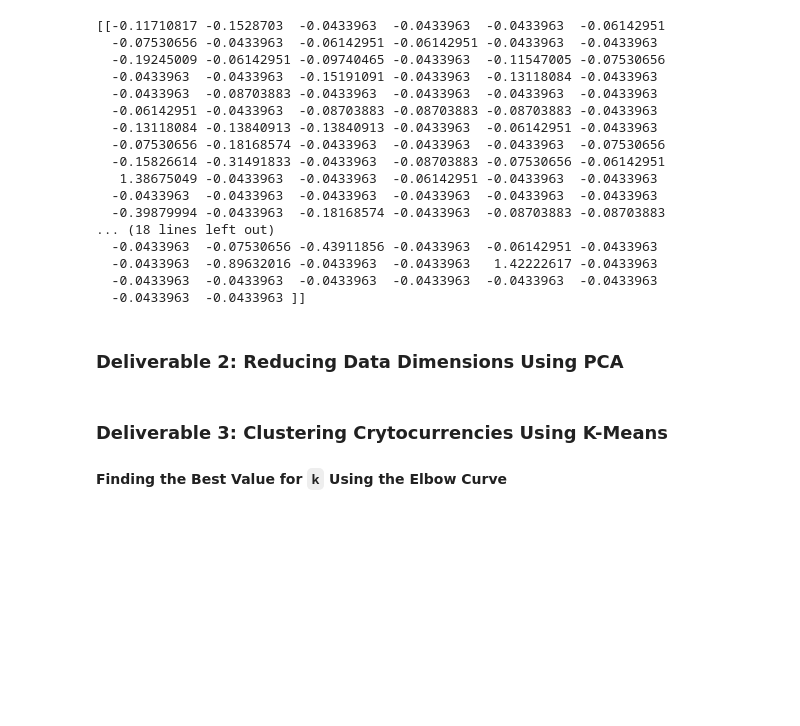
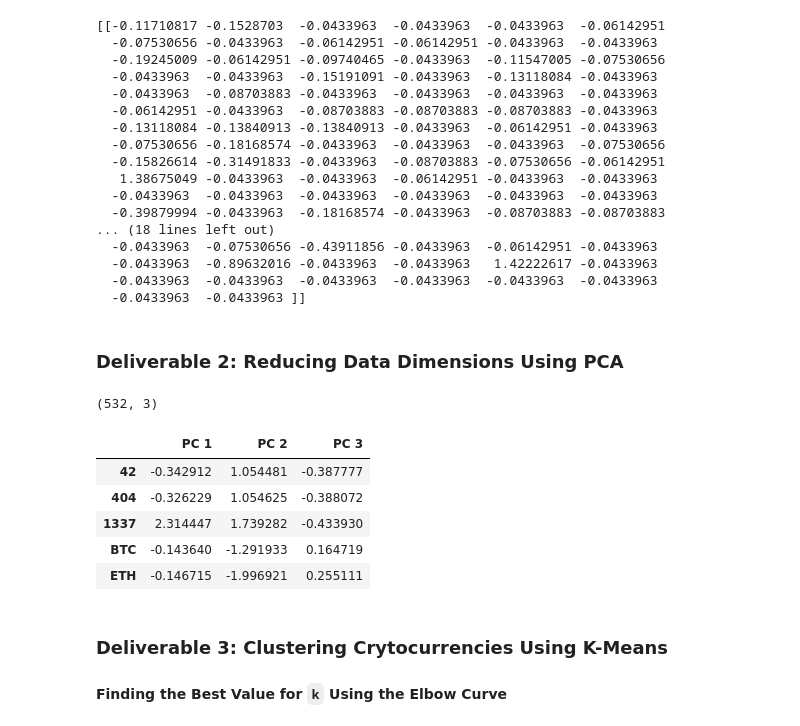
Before and after one commit to DeliaDavila/Cryptocurrencies, a Jupyter notebook: crypto_clustering.ipynb, the cells around one changed output. Drawn from its saved outputs; the diff is of its cells as text; code cells hidden in the pictures; blank space fills up the shorter version.

```diff
--- a/crypto_clustering.ipynb
+++ b/crypto_clustering.ipynb
@@ -120,10 +129,28 @@ print(X_scaled[0:2])
 ### Deliverable 2: Reducing Data Dimensions Using PCA
 # %%
 # Using PCA to reduce dimension to three principal components.
-# YOUR CODE HERE
+
+# Initialize PCA model
+pca = PCA(n_components=3)
+
+# Get three principal components
+X_pca = pca.fit_transform(X_scaled)
 # %%
 # Create a DataFrame with the three principal components.
-# YOUR CODE HERE
+pcs_df = pd.DataFrame(data=X_pca, columns=["PC 1","PC 2","PC 3"], index=crypto_df.index)
+
+pcs_df.shape
+# %% [output]
+(532, 3)
+# %%
+pcs_df.head()
+# %% [output]
+|  | PC 1 | PC 2 | PC 3 |
+| 42 | -0.342912 | 1.054481 | -0.387777 |
+| 404 | -0.326229 | 1.054625 | -0.388072 |
+| 1337 | 2.314447 | 1.739282 | -0.433930 |
+| BTC | -0.143640 | -1.291933 | 0.164719 |
+| ETH | -0.146715 | -1.996921 | 0.255111 |
 # %% [markdown]
 ### Deliverable 3: Clustering Crytocurrencies Using K-Means
 
```
Also changed, not shown: parts of 1 cell of this notebook.
